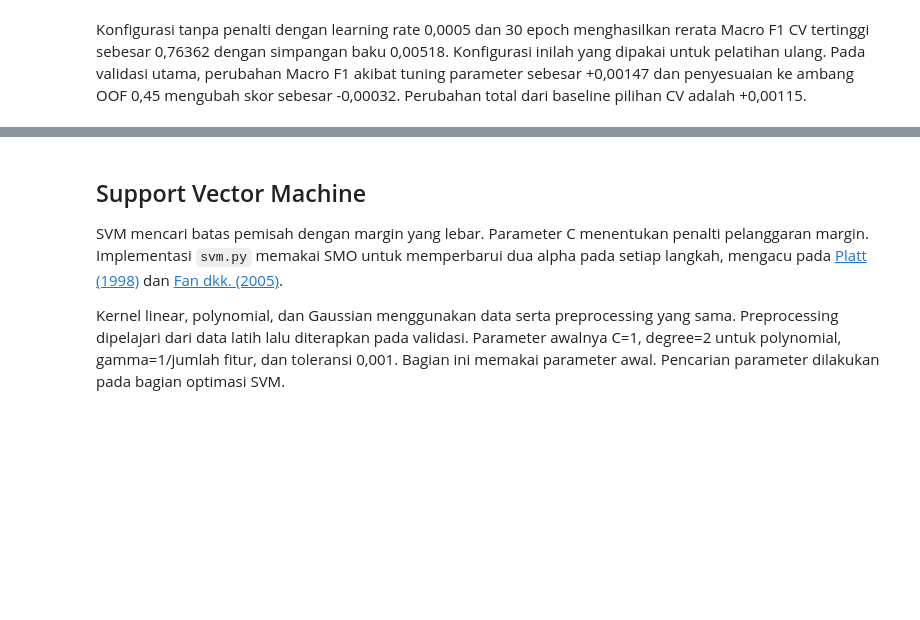
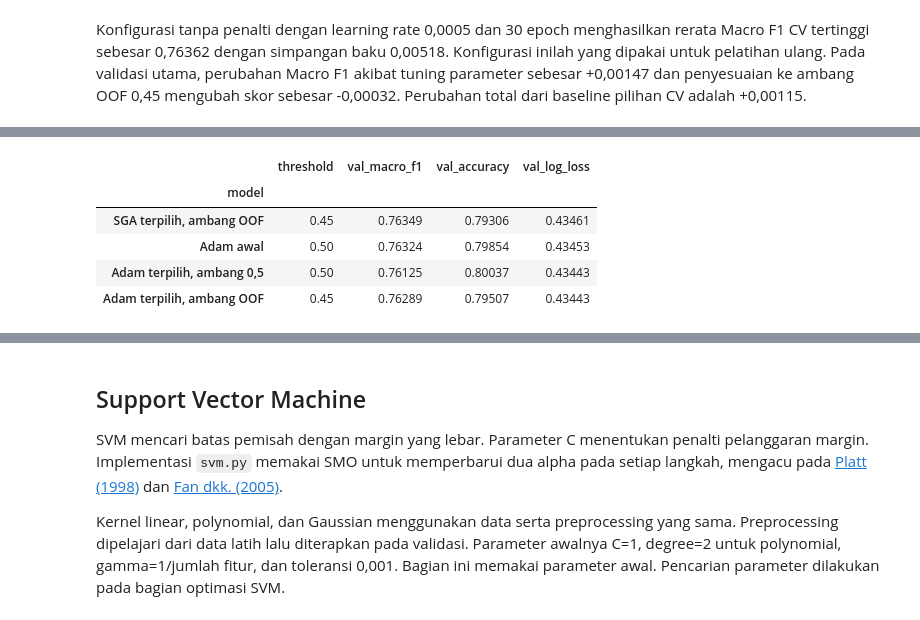
Before and after one commit to zizadhrmaa/IF3170_G25_IMKSIAI, a Jupyter notebook: src/Notebook_Tugas_Besar_2_IF3170_Inteligensi_Artifisial_2026_2027.ipynb, the cells around one changed output, grey strips where cells are left out. Cells and saved outputs as stored; diff of their text form; code cells hidden in the pictures; blank space fills up the shorter version.

```diff
--- a/src/Notebook_Tugas_Besar_2_IF3170_Inteligensi_Artifisial_2026_2027.ipynb
+++ b/src/Notebook_Tugas_Besar_2_IF3170_Inteligensi_Artifisial_2026_2027.ipynb
@@ -961,0 +1098,28 @@ Konfigurasi tanpa penalti dengan learning rate 0,0005 dan 30 epoch menghasilkan
+# %%
+lr_adam_manual_model = LogisticRegression(
+    optimizer='adam', learning_rate=0.001, epochs=30, penalty='none', seed=CFG.SEED,
+).fit(X_lr_train, y_train)
+lr_adam_manual_proba = lr_adam_manual_model.predict_proba(X_lr_val)[:, 1]
+
+lr_adam_best_model = LogisticRegression(**lr_adam_best_params).fit(X_lr_train, y_train)
+lr_adam_val_proba = lr_adam_best_model.predict_proba(X_lr_val)[:, 1]
+lr_adam_validation_table = pd.DataFrame([
+    {
+        'model': lr_adam_label, 'threshold': lr_adam_threshold,
+        **lr_validation_metrics((lr_adam_proba >= lr_adam_threshold).astype(int), lr_adam_proba),
+    }
+    for lr_adam_label, lr_adam_threshold, lr_adam_proba in (
+        ('SGA terpilih, ambang OOF', lr_best_threshold, lr_val_proba),
+        ('Adam awal', 0.5, lr_adam_manual_proba),
+        ('Adam terpilih, ambang 0,5', 0.5, lr_adam_val_proba),
+        ('Adam terpilih, ambang OOF', lr_adam_best_threshold, lr_adam_val_proba),
+    )
+]).set_index('model')
+display(lr_adam_validation_table.round(5))
+# %% [output]
+|  | threshold | val_macro_f1 | val_accuracy | val_log_loss |
+| model |  |  |  |  |
+| SGA terpilih, ambang OOF | 0.45 | 0.76349 | 0.79306 | 0.43461 |
+| Adam awal | 0.50 | 0.76324 | 0.79854 | 0.43453 |
+| Adam terpilih, ambang 0,5 | 0.50 | 0.76125 | 0.80037 | 0.43443 |
+| Adam terpilih, ambang OOF | 0.45 | 0.76289 | 0.79507 | 0.43443 |
```
Also changed, not shown: parts of 10 cells of this notebook.
